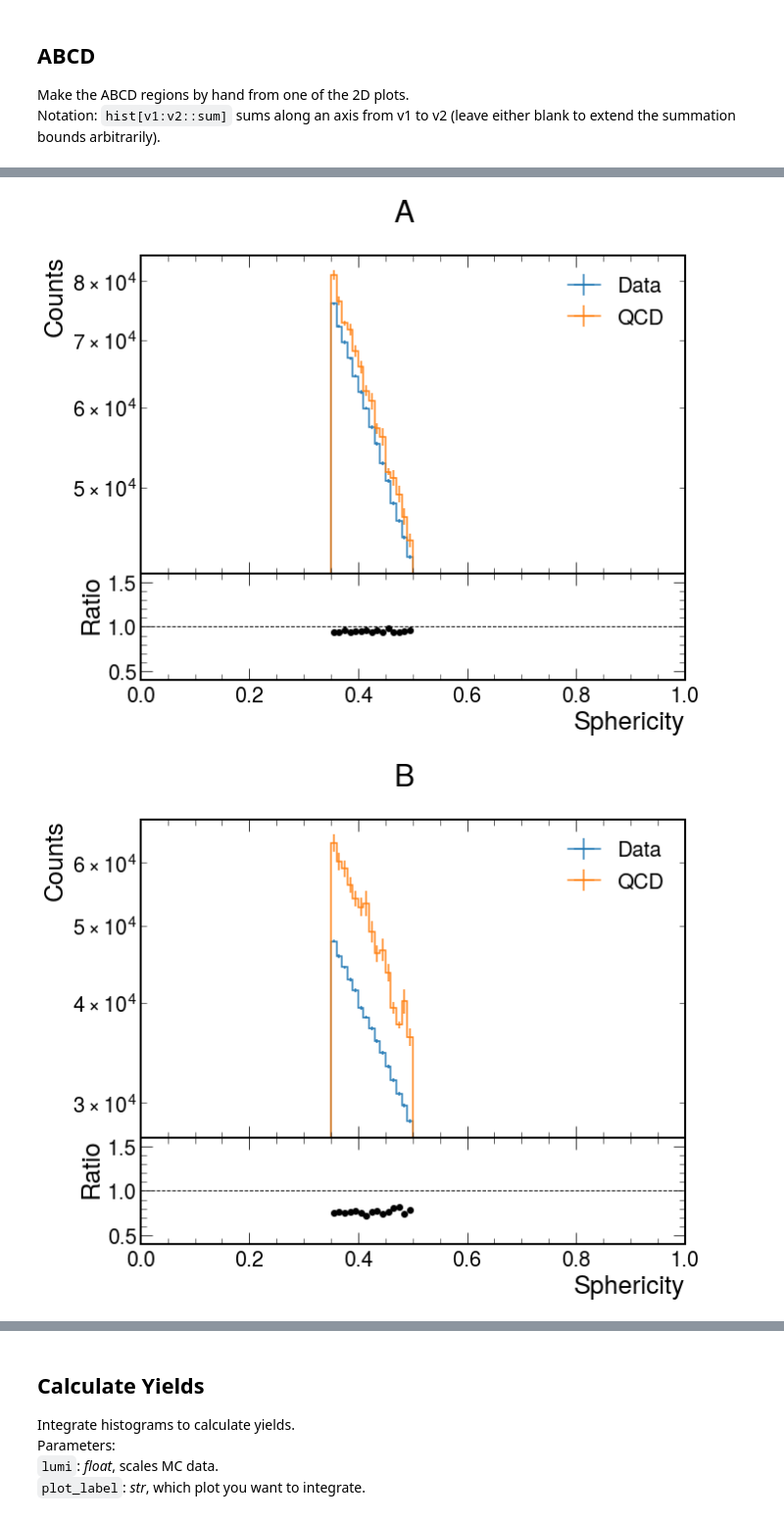
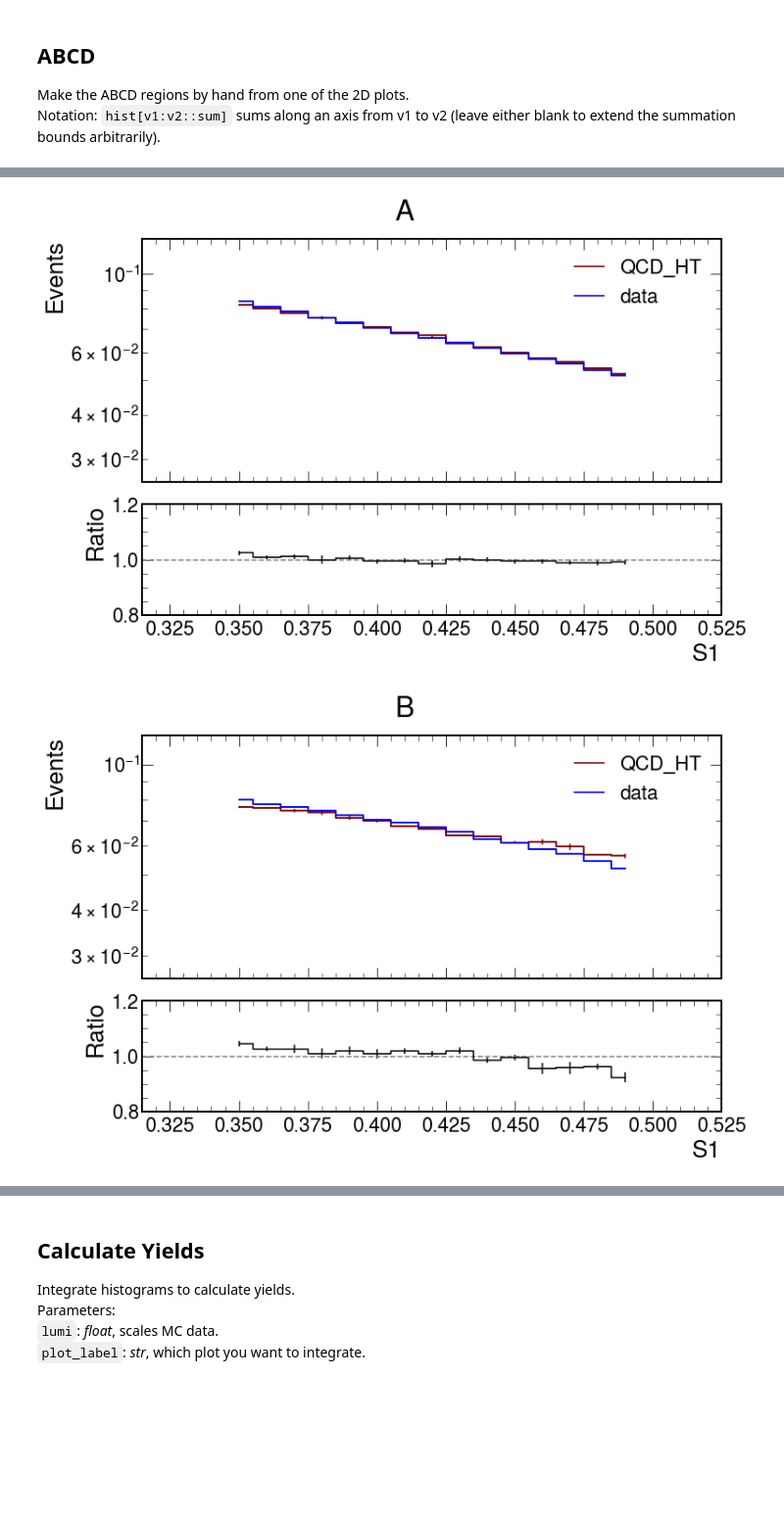
Before and after one commit to SUEPPhysics/SUEPCoffea_dask, a Jupyter notebook: plotting/plot.ipynb, the cells around one changed output, grey strips where cells are left out. Shown at 98% size. Drawn from its saved outputs; the diff is of its cells as text; code cells hidden in the pictures; blank space fills up the shorter version.

```diff
--- a/plotting/plot.ipynb
+++ b/plotting/plot.ipynb
@@ -177,8 +191,8 @@ Parameters:<br>
 `plot_label`: _str_, which plot to show.<br>
 `samples`: _list of str_, which samples to include in the plot.
 # %%
-plot_label = '2D_SUEP_spher_ntracks_IRM'
-samples = ['QCD_MC']
+plot_label = '2D_ntracks_SUEP_pt_avg_IRM'
+samples = ['QCD_Pt']
 #samples += ['SUEP-m125-generic', 'SUEP-m400-generic', 'SUEP-m750-generic', 'SUEP-m1000-generic']
 draw_lines = False
 line_x = 0.5
@@ -390,17 +481,11 @@ Notation: `hist[v1:v2::sum]` sums along an axis from v1 to v2 (leave either blan
 # %%
-plot_label = '2D_SUEP_spher_ntracks_IRM'
-abcd = plots['QCD_MC'][plot_label]
-A = abcd[0.35j:0.5j,20j:100j:sum]
+plot_label = '2D_SUEP_S1_ntracks_IRM'
+abcd = plots['QCD_HT'][plot_label]
+A = abcd[0.35j:0.5j,0:100j:sum]
 B = abcd[0.35j:0.5j,100j::sum]
-C = abcd[0.5j:1.0j,20j:100j:sum]
+C = abcd[0.5j:1.0j, 0j:100j:sum]
 D = abcd[0.5j:1.0j,100j::sum]
-# A = abcd[0.25j:0.50j:sum,10j:100j:2j]
-# B = abcd[0.25j:0.50j:sum,100j::2j]
-# C = abcd[0.50j:1.0j:sum,10j:100j:2j]
-# D = abcd[0.50j:1.0j:sum,100j::2j]
 D_exp = C * B.sum().value / A.sum().value
-print(D_exp.sum().value)
-print(D.sum().value)
 fig = plt.figure(figsize=(10, 8))
 main, sub = D.plot_ratio(D_exp,
                 rp_num_label='D observed',
@@ -408,7 +493,7 @@ main, sub = D.plot_ratio(D_exp,
                 rp_uncert_draw_type="bar")
 fig.axes[0].set_yscale("log")
 fig.axes[0].set_xlim(0.5,1)
-fig.axes[1].set_xlabel("Sphericity")
+fig.axes[1].set_xlabel("S1")
 fig.axes[1].set_ylim(0.4,1.6)
 plt.savefig(output_label+"ABCD_"+plot_label+file_ext)
 # %% [output]
@@ -418,34 +505,48 @@ plt.savefig(output_label+"ABCD_"+plot_label+file_ext)
 # %%
-abcd = plots['QCD_MC'][plot_label]
-A = abcd[0.35j:0.5j,20j:100j:sum]
+plot_label = '2D_SUEP_S1_ntracks_IRM'
+var_label = 'S1'
+sample1 = 'QCD_HT'
+sample2 = 'data'
+density = True
+
+abcd = plots[sample1][plot_label]
+A = abcd[0.35j:0.5j,0j:100j:sum]
 B = abcd[0.35j:0.5j,100j::sum]
-C = abcd[0.5j:1.0j,20j:100j:sum]
-D = abcd[0.5j:1.0j,100j::sum]
+C = abcd[0.5j:1.0j,0j:100j:sum]
 D_exp = C * B.sum().value / A.sum().value
 
-abcd_data = plots['data'][plot_label]
-A_data = abcd_data[0.35j:0.5j,20j:100j:sum]
-B_data = abcd_data[0.35j:0.5j,100j::sum]
-C_data = abcd_data[0.5j:1.0j,20j:100j:sum]
-D_exp_data = C_data * B_data.sum().value / A_data.sum().value
+abcd2 = plots[sample2][plot_label]
+A2 = abcd2[0.35j:0.5j,0j:100j:sum]
+B2 = abcd2[0.35j:0.5j,100j::sum]
+C2 = abcd2[0.5j:1.0j,0j:100j:sum]
+D_exp2 = C2 * B2.sum().value / A2.sum().value
 
+hists, hists2  = [A,B,C,D_exp], [A2, B2, C2, D_exp2]
+labels = ['A','B','C','D_exp']
+for h1, h2, label in zip(hists, hists2, labels):
 
-mc_hists, data_hists  = [A,B,C,D_exp], [A_data, B_data, C_data, D_exp_data]
-labels = ['A','B','C','D_exp']
-for h_MC, h_data, label in zip(mc_hists, data_hists, labels):
+    if density:
+        h1 /= h1.sum().value
+        h2 /= h2.sum().value
 
-    fig = plt.figure(figsize=(10, 8))
-    _ = h_data.plot_ratio(h_MC,
-                     rp_num_label='Data',
-                     rp_denom_label='QCD')
+        fig, axs, res = plot_ratio(h1, h2, var_label, sample1, sample2)
+        fig.suptitle(label)
+        fig.subplots_adjust(top=0.92)
+        axs[1].set_ylim(0.8,1.2)
 
-    fig.suptitle(label)
-    fig.axes[0].set_yscale("log")
-    fig.axes[0].set_xlim(0.0,1)
-    fig.axes[1].set_xlabel("Sphericity")
-    fig.axes[1].set_ylim(0.4,1.6)
+    else:
+        fig = plt.figure(figsize=(10, 8))
+        _ = h1.plot_ratio(h2,
+                         rp_num_label=sample1,
+                         rp_denom_label=sample2)
+
+        fig.suptitle(label)
+        fig.axes[0].set_yscale("log")
+        fig.axes[0].set_xlim(0.0,1)
+        fig.axes[1].set_xlabel(var_label)
+        fig.axes[1].set_ylim(0.8,1.2)
     plt.savefig(output_label + plot_label + label + file_ext, bbox_inches='tight')
     plt.show()
 # %% [output]
-[figure, old version]
+[figure, new version]
-[figure, old version]
+[figure, new version]
```
Also changed, not shown: parts of 21 cells of this notebook, 4 other files.
